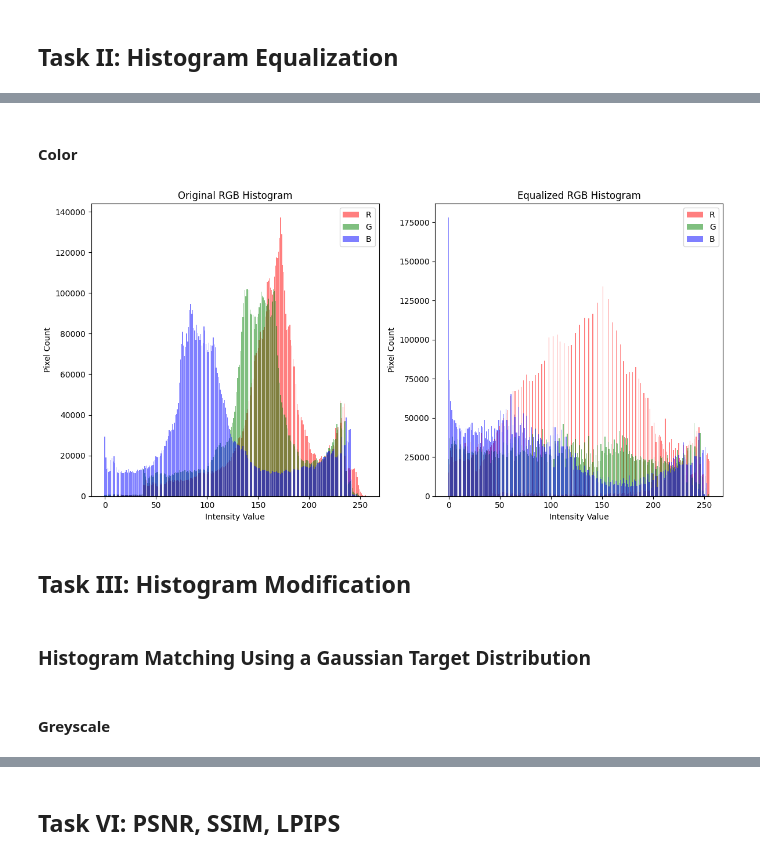
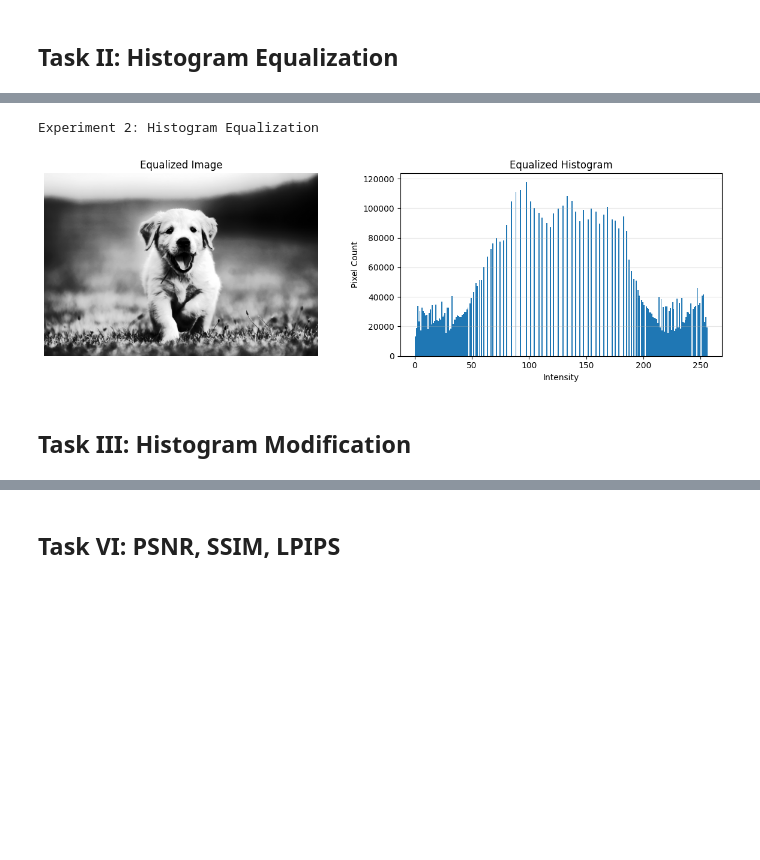
Before and after one commit to BharatK0049/image-video-processing-lab-experiments, a Jupyter notebook: notebooks/IVP_Experiment_3.ipynb, the cells around one changed output, grey strips where cells are left out. Saved outputs shown, nothing was run; the diff lists cells and outputs as text; code cells hidden in the pictures; blank space fills up the shorter version.

```diff
--- a/notebooks/IVP_Experiment_3.ipynb
+++ b/notebooks/IVP_Experiment_3.ipynb
@@ -125,46 +67,9 @@ plt.show()
-# %% [markdown]
-#### Color
-# %%
-hist_r = cv2.calcHist([img], [2], None, [256], [0,256]).flatten()
-hist_g = cv2.calcHist([img], [1], None, [256], [0,256]).flatten()
-hist_b = cv2.calcHist([img], [0], None, [256], [0,256]).flatten()
-
-# Compute RGB histograms (Equalized)
-hist_r_eq = cv2.calcHist([eq_color], [2], None, [256], [0,256]).flatten()
-hist_g_eq = cv2.calcHist([eq_color], [1], None, [256], [0,256]).flatten()
-hist_b_eq = cv2.calcHist([eq_color], [0], None, [256], [0,256]).flatten()
-
-x = np.arange(256)
-
-plt.figure(figsize=(12,6))
-
-# Original RGB Histogram
-plt.subplot(1,2,1)
-plt.bar(x, hist_r, color='red', alpha=0.5, label='R')
-plt.bar(x, hist_g, color='green', alpha=0.5, label='G')
-plt.bar(x, hist_b, color='blue', alpha=0.5, label='B')
-plt.title("Original RGB Histogram")
-plt.xlabel("Intensity Value")
-plt.ylabel("Pixel Count")
-plt.legend()
-
-# Equalized RGB Histogram
-plt.subplot(1,2,2)
-plt.bar(x, hist_r_eq, color='red', alpha=0.5, label='R')
-plt.bar(x, hist_g_eq, color='green', alpha=0.5, label='G')
-plt.bar(x, hist_b_eq, color='blue', alpha=0.5, label='B')
-plt.title("Equalized RGB Histogram")
-plt.xlabel("Intensity Value")
-plt.ylabel("Pixel Count")
-plt.legend()
-
-plt.tight_layout()
-plt.show()
-# %% [output]
-[figure, removed]
+# %%
+print("Experiment 2: Histogram Equalization")
+img_eq = cv2.equalizeHist(img)
+plot_img_and_hist(img_eq, "Equalized")
+# %% [output]
+Experiment 2: Histogram Equalization
+[figure, added]
 # %% [markdown]
 ## Task III: Histogram Modification
-# %% [markdown]
-### Histogram Matching Using a Gaussian Target Distribution
-# %% [markdown]
-#### Greyscale
```
Also changed, not shown: parts of 45 cells of this notebook.
